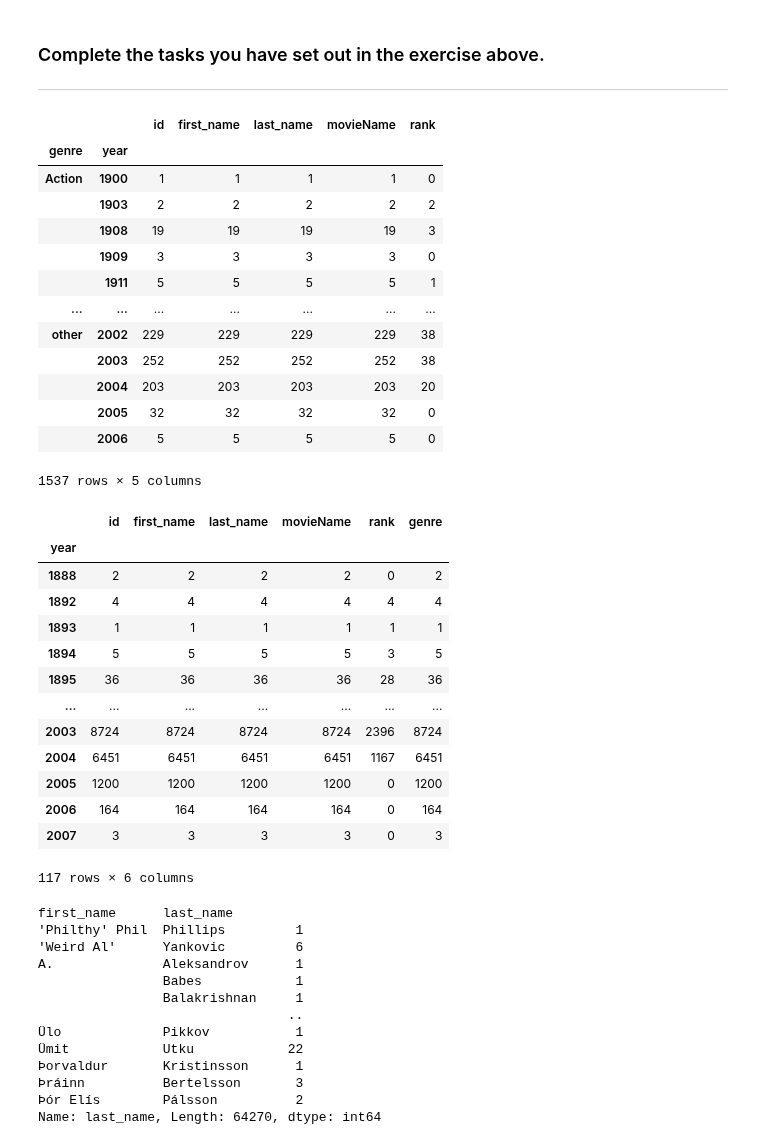
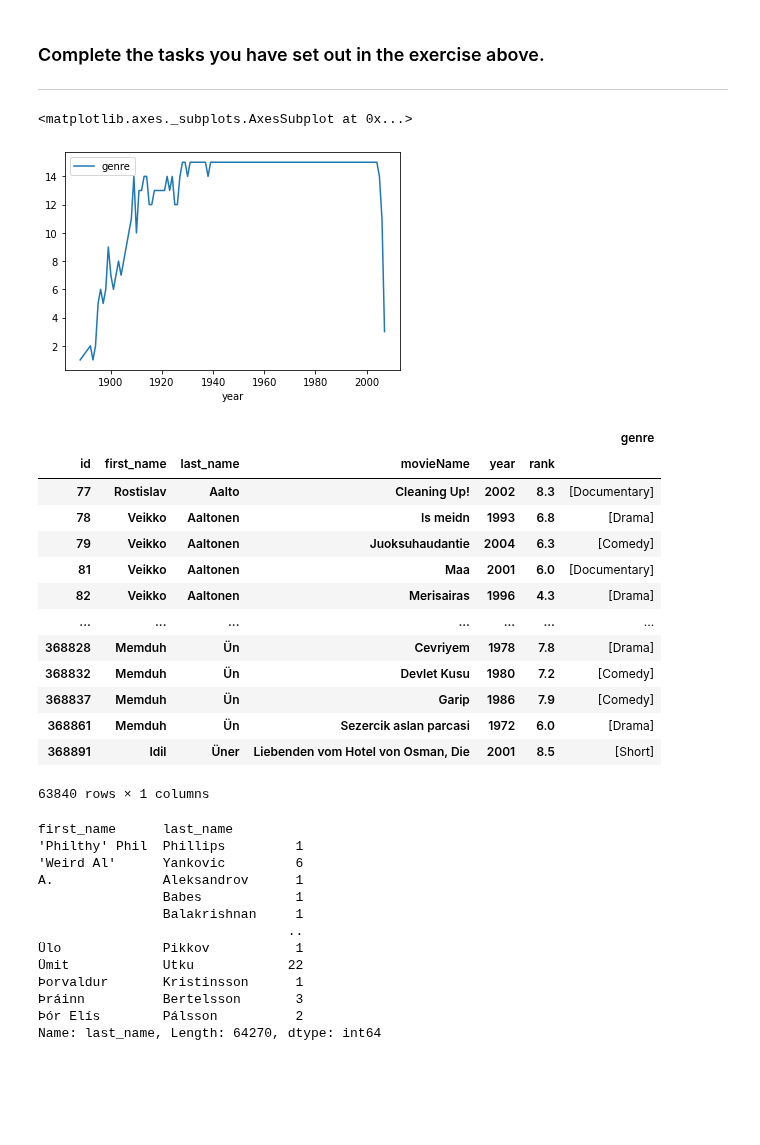
Before and after one commit to sysphcd/PythonProgrammingforData, a Jupyter notebook: 10_2_Movies_Project.ipynb, the cells around one changed output. Cells and saved outputs as stored; diff of their text form; code cells hidden in the pictures; blank space fills up the shorter version.

```diff
--- a/10_2_Movies_Project.ipynb
+++ b/10_2_Movies_Project.ipynb
@@ -362,40 +345,28 @@ Type your answer here
 ---
 # %%
 # How many genre make each year
-cleaned_df.groupby(['genre','year']).count()
+cleaned_df.groupby(['year'],as_index=True)[['genre']].nunique().plot()  #.agg(['count','nunique'])   #.count() #.plot()
 # %% [output]
-|  |  | id | first_name | last_name | movieName | rank |
-| genre | year |  |  |  |  |  |
-| Action | 1900 | 1 | 1 | 1 | 1 | 0 |
-|  | 1903 | 2 | 2 | 2 | 2 | 2 |
-|  | 1908 | 19 | 19 | 19 | 19 | 3 |
-|  | 1909 | 3 | 3 | 3 | 3 | 0 |
-|  | 1911 | 5 | 5 | 5 | 5 | 1 |
-| ... | ... | ... | ... | ... | ... | ... |
-| other | 2002 | 229 | 229 | 229 | 229 | 38 |
-|  | 2003 | 252 | 252 | 252 | 252 | 38 |
-|  | 2004 | 203 | 203 | 203 | 203 | 20 |
-|  | 2005 | 32 | 32 | 32 | 32 | 0 |
-|  | 2006 | 5 | 5 | 5 | 5 | 0 |
-1537 rows × 5 columns
+<matplotlib.axes._subplots.AxesSubplot at 0x...>
+[figure, added]
 # %%
 # how many films made each year
-cleaned_df.groupby('year').count()
+cleaned_df.groupby(['id','first_name','last_name','movieName','year','rank'])['genre'].apply(list).to_frame().rename(columns={0:'genres'})
 # %% [output]
-|  | id | first_name | last_name | movieName | rank | genre |
-| year |  |  |  |  |  |  |
-| 1888 | 2 | 2 | 2 | 2 | 0 | 2 |
-| 1892 | 4 | 4 | 4 | 4 | 4 | 4 |
-| 1893 | 1 | 1 | 1 | 1 | 1 | 1 |
-| 1894 | 5 | 5 | 5 | 5 | 3 | 5 |
-| 1895 | 36 | 36 | 36 | 36 | 28 | 36 |
+|  |  |  |  |  |  | genre |
+| id | first_name | last_name | movieName | year | rank |  |
+| 77 | Rostislav | Aalto | Cleaning Up! | 2002 | 8.3 | [Documentary] |
+| 78 | Veikko | Aaltonen | Is meidn | 1993 | 6.8 | [Drama] |
+| 79 | Veikko | Aaltonen | Juoksuhaudantie | 2004 | 6.3 | [Comedy] |
+| 81 | Veikko | Aaltonen | Maa | 2001 | 6.0 | [Documentary] |
+| 82 | Veikko | Aaltonen | Merisairas | 1996 | 4.3 | [Drama] |
 | ... | ... | ... | ... | ... | ... | ... |
-| 2003 | 8724 | 8724 | 8724 | 8724 | 2396 | 8724 |
-| 2004 | 6451 | 6451 | 6451 | 6451 | 1167 | 6451 |
-| 2005 | 1200 | 1200 | 1200 | 1200 | 0 | 1200 |
-| 2006 | 164 | 164 | 164 | 164 | 0 | 164 |
-| 2007 | 3 | 3 | 3 | 3 | 0 | 3 |
+| 368828 | Memduh | Ün | Cevriyem | 1978 | 7.8 | [Drama] |
+| 368832 | Memduh | Ün | Devlet Kusu | 1980 | 7.2 | [Comedy] |
+| 368837 | Memduh | Ün | Garip | 1986 | 7.9 | [Comedy] |
+| 368861 | Memduh | Ün | Sezercik aslan parcasi | 1972 | 6.0 | [Drama] |
+| 368891 | Idil | Üner | Liebenden vom Hotel von Osman, Die | 2001 | 8.5 | [Short] |
-117 rows × 6 columns
+63840 rows × 1 columns
 # %%
 # how many films made by director
 #cleaned_df.groupby('last_name').count()
```
Also changed, not shown: parts of 7 cells of this notebook.
